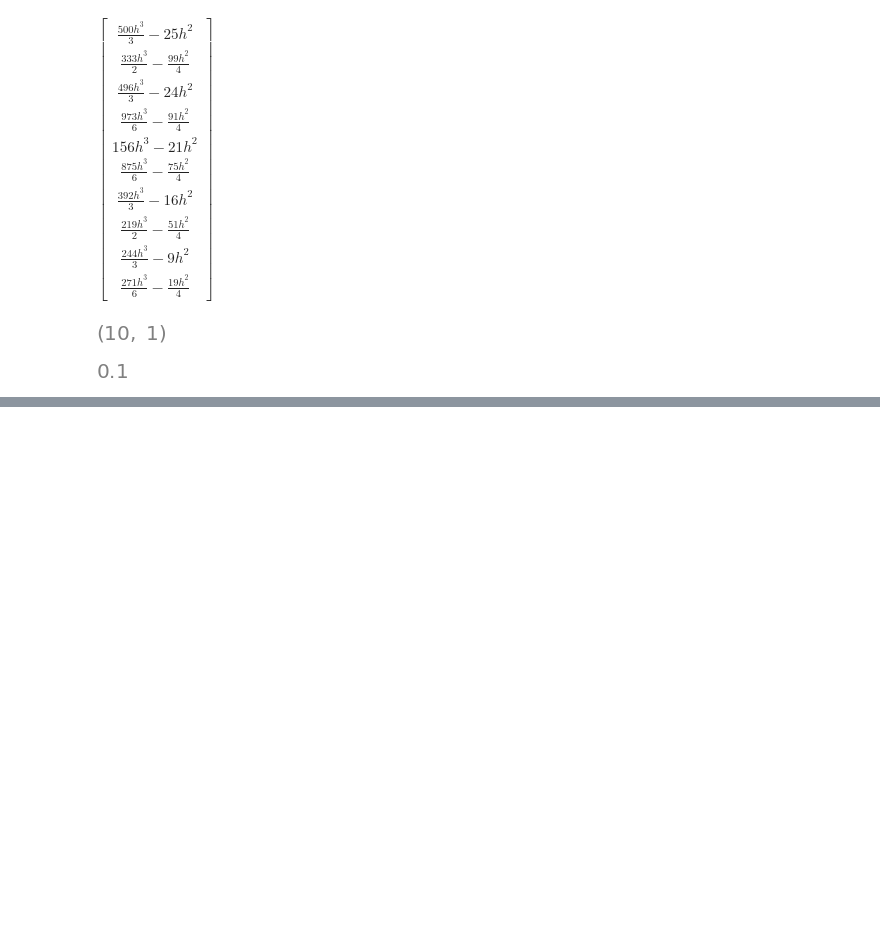
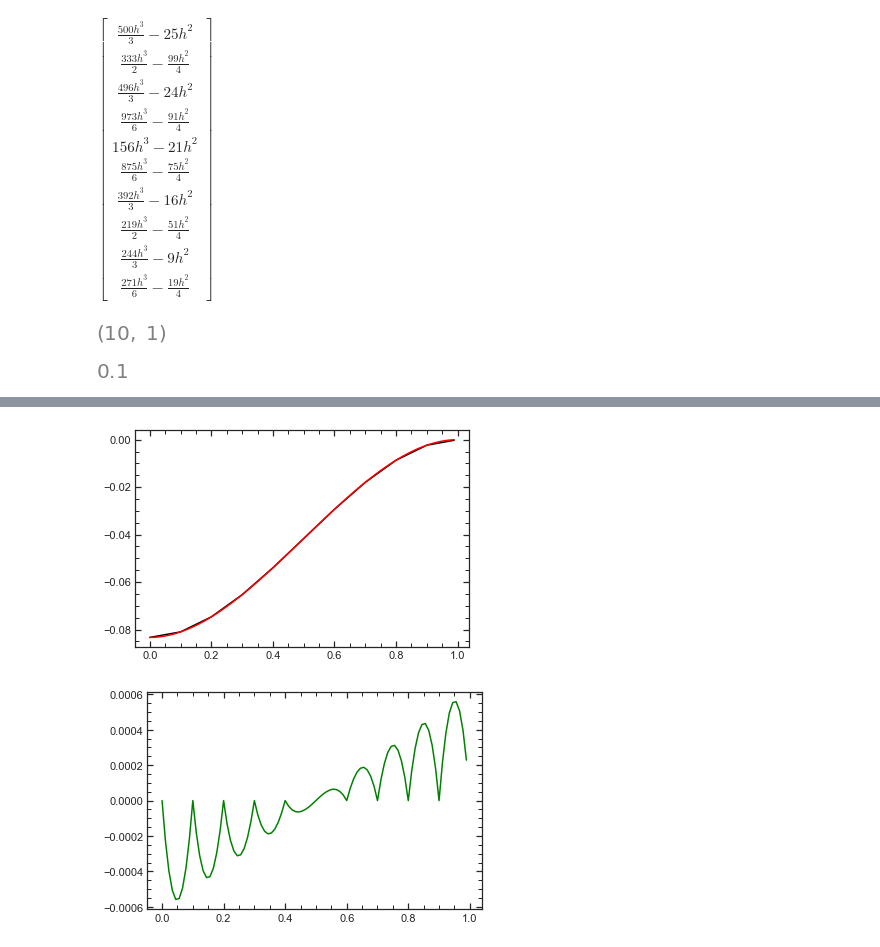
Before and after one commit to martina01natali/MMP, a Jupyter notebook: Project/Neumann/Ex_6-10-CLEAN.ipynb, the cells around one changed output, grey strips where cells are left out. Drawn from its saved outputs; the diff is of its cells as text; code cells hidden in the pictures; blank space fills up the shorter version.

```diff
--- a/Project/Neumann/Ex_6-10-CLEAN.ipynb
+++ b/Project/Neumann/Ex_6-10-CLEAN.ipynb
@@ -347,5 +317,0 @@ in some way, with a fitting routine.
-# %%
-g = []
-for i in range(len(y)-1):
-    g.append((y[i]+(y[i+1]-y[i])/hvalue*(x-hvalue*i)).evalf(2))
-g
@@ -385,0 +326,11 @@ plt.show()
+# %%
+# First thing to do is to provide a basis of piecewise polynomials that
+# has proper dimensions wrt to the solution that we have obtained.
+# Deleting the last row and column from K and f has provided us with
+# a n-dimensional solution, not (n+1).
+# So we have to drop the last row of e, relative to piecewise element n.
+# Notice that in this way we only lose a piece of information on the last
+# interval, and this is clearly seen in the error plot, which doesn't
+# vanishes on the last node
+
+redu_e = e[0:-1, :]; redu_e
@@ -385,0 +339,3 @@ plt.show()
+# %%
+u = (ui.T*redu_e).subs(h, hvalue).evalf(5);
+u = u.subs(h, hvalue).evalf(5); u
@@ -385,0 +344,35 @@ plt.show()
+# %%
+# We evaluate the values of the solution on a grid of 10 subintervals
+# per interval (as done before in refined), with a step of 1/hvalue
+
+npoints = 100
+npoints_per_interval = int(npoints/n)-1
+x_subvalue = hvalue/npoints_per_interval
+
+yrefined = []
+xrefined = []
+for index, entry in enumerate(list(u)):
+    for subinterval in range(npoints_per_interval):
+        xval = hvalue*index+x_subvalue*subinterval
+        yrefined.append(entry.subs(x, xval).evalf(5))
+        xrefined.append(round(xval, 5))
+yrefined = np.array(yrefined)
+xrefined = np.array(xrefined)
+
+y_truerefined = np.array([u_true.subs(x, xrefined[i]).evalf(5) for i in range(len(xrefined))]); # y_truerefined
+
+error_refined = y_truerefined-yrefined; # error_refined
+
+plt.close()
+
+plt.figure(3)
+plt.plot(xrefined, yrefined, color='black')
+plt.plot(xrefined, y_truerefined, color='red')
+
+plt.figure(4)
+plt.plot(xrefined, error_refined, color='green')
+
+plt.show()
+# %% [output]
+[figure, added]
+[figure, added]
```
Also changed, not shown: parts of 28 cells of this notebook, 3 other files.
